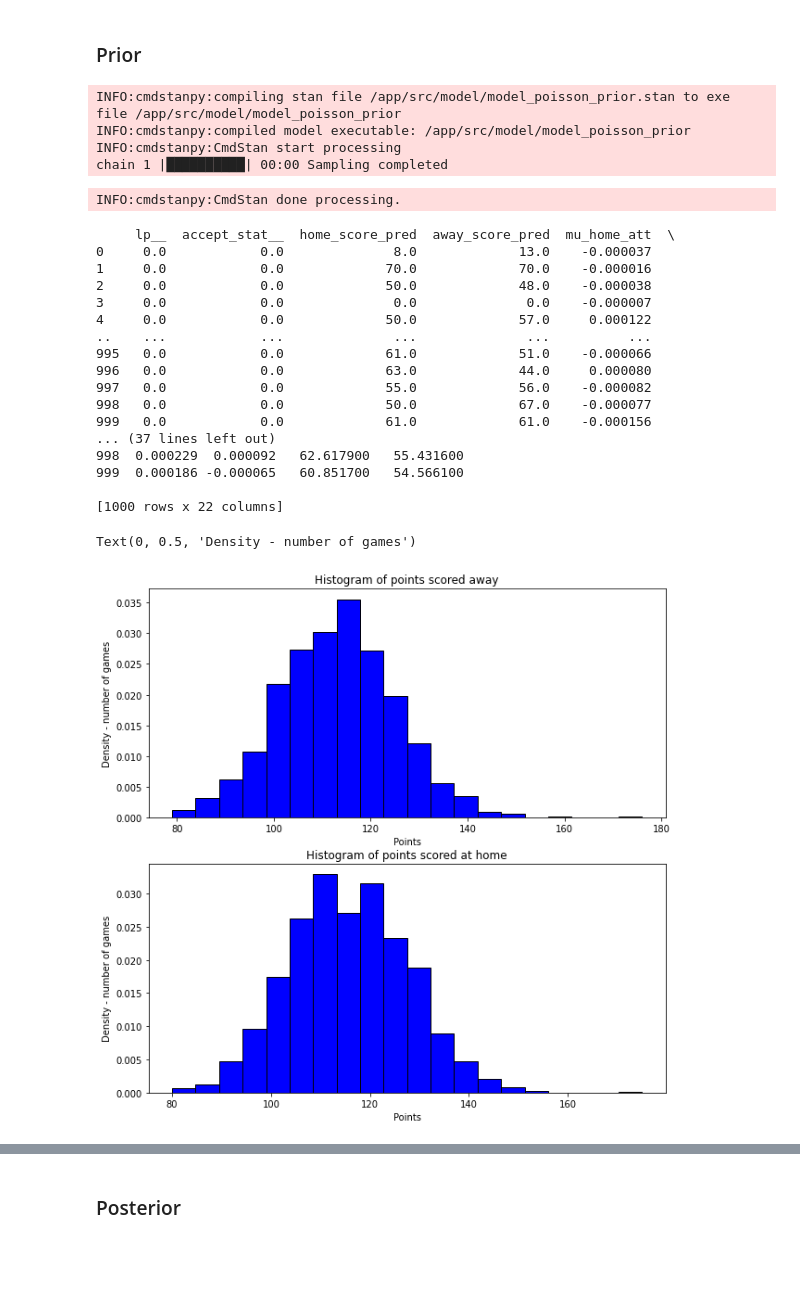
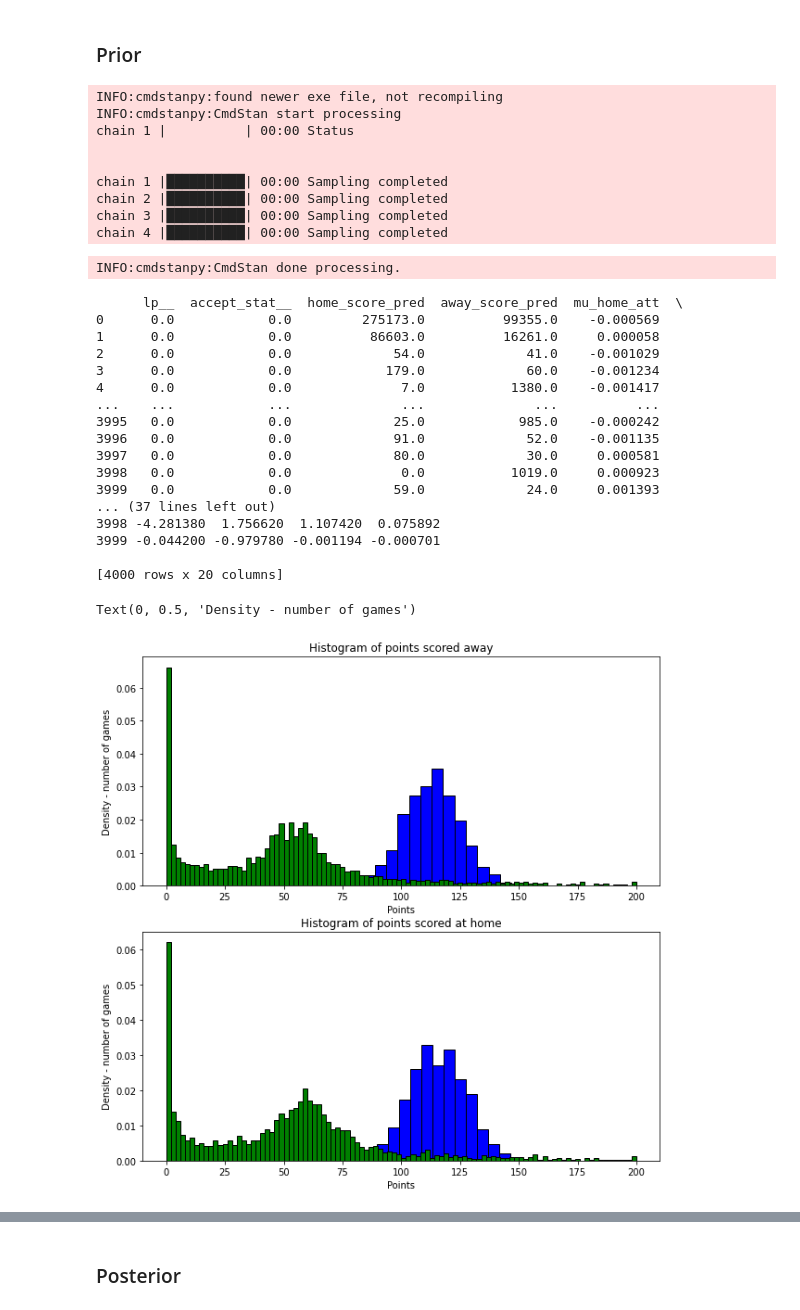
Before and after one commit to Mazart23/NBA_data_analytics, a Jupyter notebook: main.ipynb, the cells around one changed output, grey strips where cells are left out. Cells and saved outputs as stored; diff of their text form; code cells hidden in the pictures; blank space fills up the shorter version.

```diff
--- a/main.ipynb
+++ b/main.ipynb
@@ -340,54 +362,55 @@ Text(0, 0.5, 'Density - number of games')
 # %%
 model_poiss_prior = CmdStanModel(stan_file='src/model/model_poisson_prior.stan')
 samples = 1000
-sim_poiss_prior=model_poiss_prior.sample(data=inp_data,
-                     iter_sampling=samples,
-                     #iter_warmup=1,
-                     chains=1
-                     )
+sim_poiss_prior=model_poiss_prior.sample(iter_sampling=samples)
 # %% [output]
-INFO:cmdstanpy:compiling stan file /app/src/model/model_poisson_prior.stan to exe file /app/src/model/model_poisson_prior
-INFO:cmdstanpy:compiled model executable: /app/src/model/model_poisson_prior
+INFO:cmdstanpy:found newer exe file, not recompiling
 INFO:cmdstanpy:CmdStan start processing
+chain 1 |          | 00:00 Status
+
+
 chain 1 |██████████| 00:00 Sampling completed
+chain 2 |██████████| 00:00 Sampling completed
+chain 3 |██████████| 00:00 Sampling completed
+chain 4 |██████████| 00:00 Sampling completed
 INFO:cmdstanpy:CmdStan done processing.
 # %%
 mod_poiss_prio = sim_poiss_prior.draws_pd()
 print(mod_poiss_prio)
 # %% [output]
-     lp__  accept_stat__  home_score_pred  away_score_pred  mu_home_att  \
-0     0.0            0.0              8.0             13.0    -0.000037
-1     0.0            0.0             70.0             70.0    -0.000016
-2     0.0            0.0             50.0             48.0    -0.000038
-3     0.0            0.0              0.0              0.0    -0.000007
-4     0.0            0.0             50.0             57.0     0.000122
-..    ...            ...              ...              ...          ...
-995   0.0            0.0             61.0             51.0    -0.000066
-996   0.0            0.0             63.0             44.0     0.000080
-997   0.0            0.0             55.0             56.0    -0.000082
-998   0.0            0.0             50.0             67.0    -0.000077
-999   0.0            0.0             61.0             61.0    -0.000156
+      lp__  accept_stat__  home_score_pred  away_score_pred  mu_home_att  \
+0      0.0            0.0         275173.0          99355.0    -0.000569
+1      0.0            0.0          86603.0          16261.0     0.000058
+2      0.0            0.0             54.0             41.0    -0.001029
+3      0.0            0.0            179.0             60.0    -0.001234
+4      0.0            0.0              7.0           1380.0    -0.001417
+...    ...            ...              ...              ...          ...
+3995   0.0            0.0             25.0            985.0    -0.000242
+3996   0.0            0.0             91.0             52.0    -0.001135
+3997   0.0            0.0             80.0             30.0     0.000581
+3998   0.0            0.0              0.0           1019.0     0.000923
+3999   0.0            0.0             59.0             24.0     0.001393
 ... (37 lines left out)
-998  0.000229  0.000092   62.617900   55.431600
-999  0.000186 -0.000065   60.851700   54.566100
+3998 -4.281380  1.756620  1.107420  0.075892
+3999 -0.044200 -0.979780 -0.001194 -0.000701
 
-[1000 rows x 22 columns]
+[4000 rows x 20 columns]
 # %%
 fig, axes = plt.subplots(nrows=2, ncols=1, figsize=(10, 10))
 
 # Histogram of points scored away
 axes[0].hist(seasons_games[year]['away_team_score'], density=True, bins=20, color='blue', edgecolor='black', label='data')
-axes[0].hist(sim_poiss_prior.stan_variable('away_score_pred').mean(axis=0), density=True, bins=100, color='green', edgecolor='black', label='data', range=(0, 200))
+axes[0].hist(sim_poiss_prior.stan_variable('away_score_pred'), density=True, bins=100, color='green', edgecolor='black', label='data', range=(0, 200))
 axes[0].set_title('Histogram of points scored away')
 axes[0].set_xlabel('Points')
 axes[0].set_ylabel('Density - number of games')
 
 # Histogram of points scored at home
 axes[1].hist(seasons_games[year]['home_team_score'], density=True, bins=20, color='blue', edgecolor='black', label='data')
-axes[1].hist(sim_poiss_prior.stan_variable('home_score_pred').mean(axis=0), density=True, bins=100, color='green', edgecolor='black', label='data', range=(0, 200))
+axes[1].hist(sim_poiss_prior.stan_variable('home_score_pred'), density=True, bins=100, color='green', edgecolor='black', label='data', range=(0, 200))
 axes[1].set_title('Histogram of points scored at home')
 axes[1].set_xlabel('Points')
 axes[1].set_ylabel('Density - number of games')
 # %% [output]
 Text(0, 0.5, 'Density - number of games')
-[figure, old version]
+[figure, new version]
```
Also changed, not shown: parts of 27 cells of this notebook, 3 other files.
